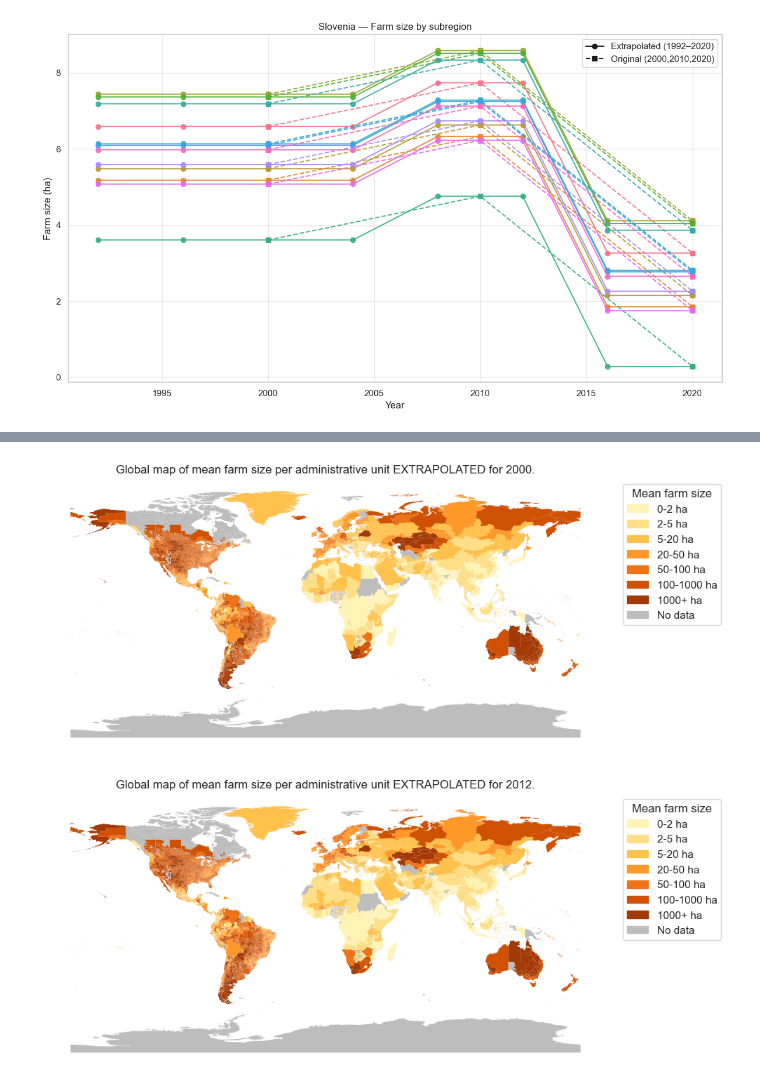
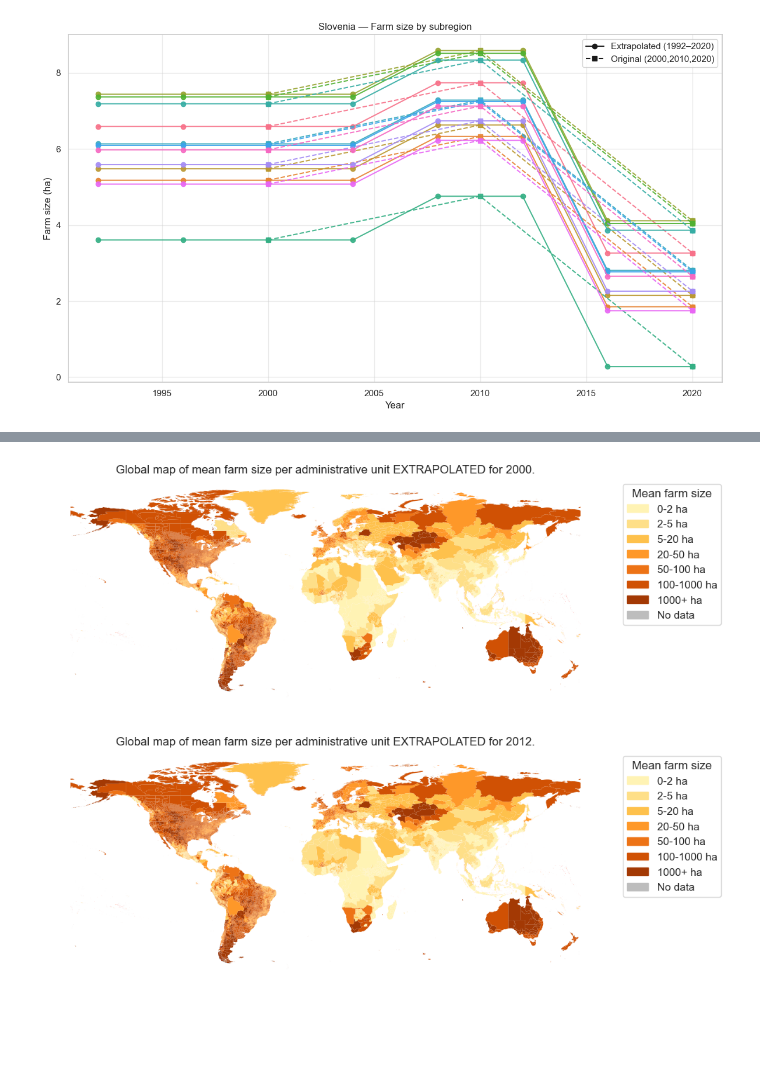
Before and after one commit to myliheik/sustainableFoodProduction, a Jupyter notebook: notebooks/Adjust-Fortin-2026-farm-size-dataset.ipynb, the cells around one changed output, grey strips where cells are left out. Drawn from its saved outputs; the diff is of its cells as text; code cells hidden in the pictures; blank space fills up the shorter version.

```diff
--- a/notebooks/Adjust-Fortin-2026-farm-size-dataset.ipynb
+++ b/notebooks/Adjust-Fortin-2026-farm-size-dataset.ipynb
@@ -64,0 +366,2 @@ gdf2_expanded = gdf2.join(new_cols)
+# %%
+gdf_final = gdf_filled_subreg2.drop(columns = ['centroid'])
@@ -64,0 +385,3 @@ gdf2_expanded = gdf2.join(new_cols)
+# %%
+gdf_final4326 = gdf_final.to_crs(epsg=4326)          # reproject to metres
+gdf_final4326.crs
@@ -184,8 +570,8 @@ color_map = dict(zip(labels, colors))
 nodata_color = '#bdbdbd'  # grey for no data
 
 # make categorical column
-gdf2_expanded['FARMSIZE_CAT'] = pd.cut(
-    gdf2_expanded['FARMSIZE'],
+gdf_final4326['FARMSIZE_CAT'] = pd.cut(
+    gdf_final4326['FARMSIZE'],
     bins=bins,
     labels=labels,
     include_lowest=True,
@@ -193,11 +579,11 @@ gdf2_expanded['FARMSIZE_CAT'] = pd.cut(
 )
 
 # convert to object, map to color hexes, then fill NaNs with grey
-color_series = gdf2_expanded['FARMSIZE_CAT'].astype(object).map(color_map).fillna(nodata_color)
+color_series = gdf_final4326['FARMSIZE_CAT'].astype(object).map(color_map).fillna(nodata_color)
 
 # plot
 fig, ax = plt.subplots(figsize=(10, 7))
-gdf2_expanded.plot(
+gdf_final4326.plot(
     color=color_series,
     linewidth=0,
     edgecolor='white',
@@ -219,8 +605,8 @@ fig.savefig(out, dpi=300, bbox_inches="tight", transparent=True)
 # %%
 
 # make categorical column
-gdf2_expanded['FARMSIZE_CAT'] = pd.cut(
-    gdf2_expanded['EXPO_2000'],
+gdf_final4326['FARMSIZE_CAT'] = pd.cut(
+    gdf_final4326['EXPO_2000'],
     bins=bins,
     labels=labels,
     include_lowest=True,
@@ -228,11 +614,11 @@ gdf2_expanded['FARMSIZE_CAT'] = pd.cut(
 )
 
 # convert to object, map to color hexes, then fill NaNs with grey
-color_series = gdf2_expanded['FARMSIZE_CAT'].astype(object).map(color_map).fillna(nodata_color)
+color_series = gdf_final4326['FARMSIZE_CAT'].astype(object).map(color_map).fillna(nodata_color)
 
 # plot
 fig, ax = plt.subplots(figsize=(10, 7))
-gdf2_expanded.plot(
+gdf_final4326.plot(
     color=color_series,
     linewidth=0,
     edgecolor='white',
@@ -250,42 +636,42 @@ fig.tight_layout()
 out = '/Users/myliheik/Documents/myPython/sustainableFoodProduction/img/farmSize/farmSizeEXPO_2000.png'
 fig.savefig(out, dpi=300, bbox_inches="tight", transparent=True)
 # %% [output]
-[figure, old version]
+[figure, new version]
 # %%
 
 # make categorical column
-gdf2_expanded['FARMSIZE_CAT'] = pd.cut(
-    gdf2_expanded['EXPO_2012'],
+gdf_final4326['FARMSIZE_CAT'] = pd.cut(
+    gdf_final4326['EXPO_2012'],
     bins=bins,
     labels=labels,
     include_lowest=True,
     right=False
 )
 
 # convert to object, map to color hexes, then fill NaNs with grey
-color_series = gdf2_expanded['FARMSIZE_CAT'].astype(object).map(color_map).fillna(nodata_color)
+color_series = gdf_final4326['FARMSIZE_CAT'].astype(object).map(color_map).fillna(nodata_color)
 
 # plot
 fig, ax = plt.subplots(figsize=(10, 7))
-gdf2_expanded.plot(
+gdf_final4326.plot(
     color=color_series,
     linewidth=0,
     edgecolor='white',
     ax=ax
 )
 
 
 # manual legend
 patches = [mpatches.Patch(color=color_map[l], label=l) for l in labels] + [mpatches.Patch(color=nodata_color, label='No data')]
 ax.legend(handles=patches, title='Mean farm size', bbox_to_anchor=(1.02, 1), loc='upper left')
 ax.set_title('Global map of mean farm size per administrative unit EXTRAPOLATED for 2012.')
 ax.set_axis_off()
 
 fig.tight_layout()
 out = '/Users/myliheik/Documents/myPython/sustainableFoodProduction/img/farmSize/farmSizeEXPO_2012.png'
 fig.savefig(out, dpi=300, bbox_inches="tight", transparent=True)
 # %% [output]
-[figure, old version]
+[figure, new version]
 # %%
 
 # make categorical column
```
Also changed, not shown: parts of 31 cells of this notebook.
